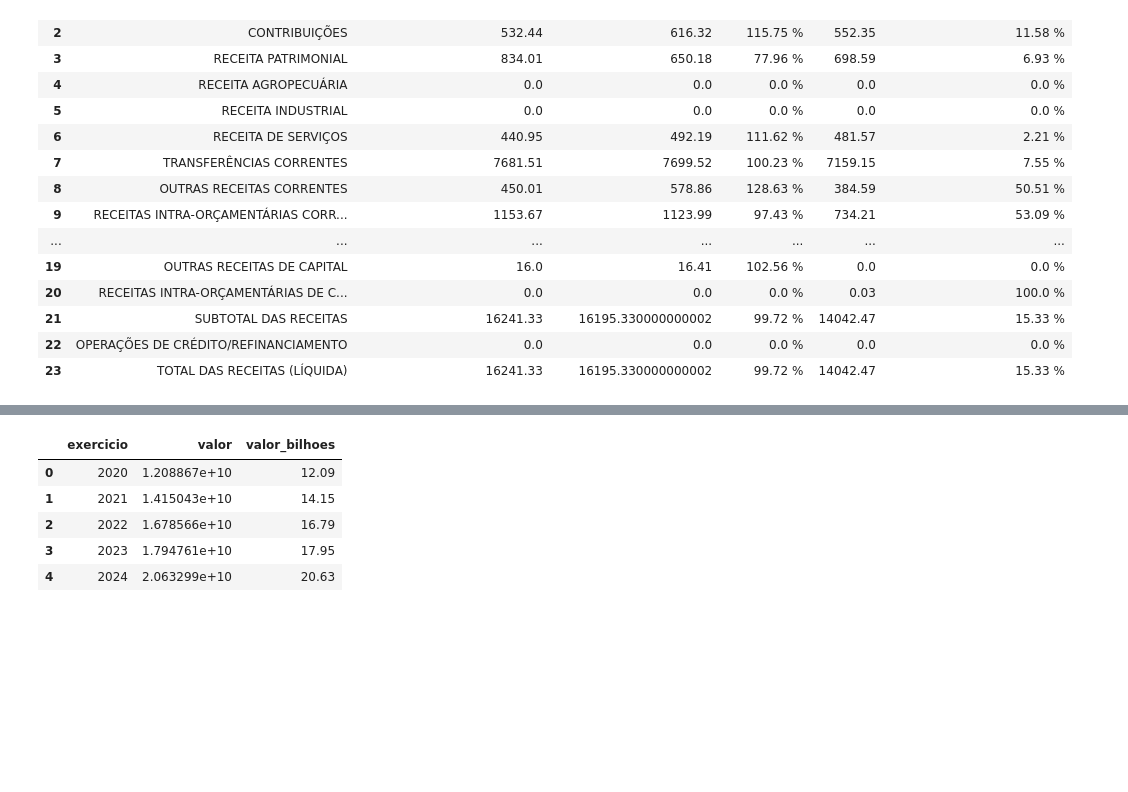
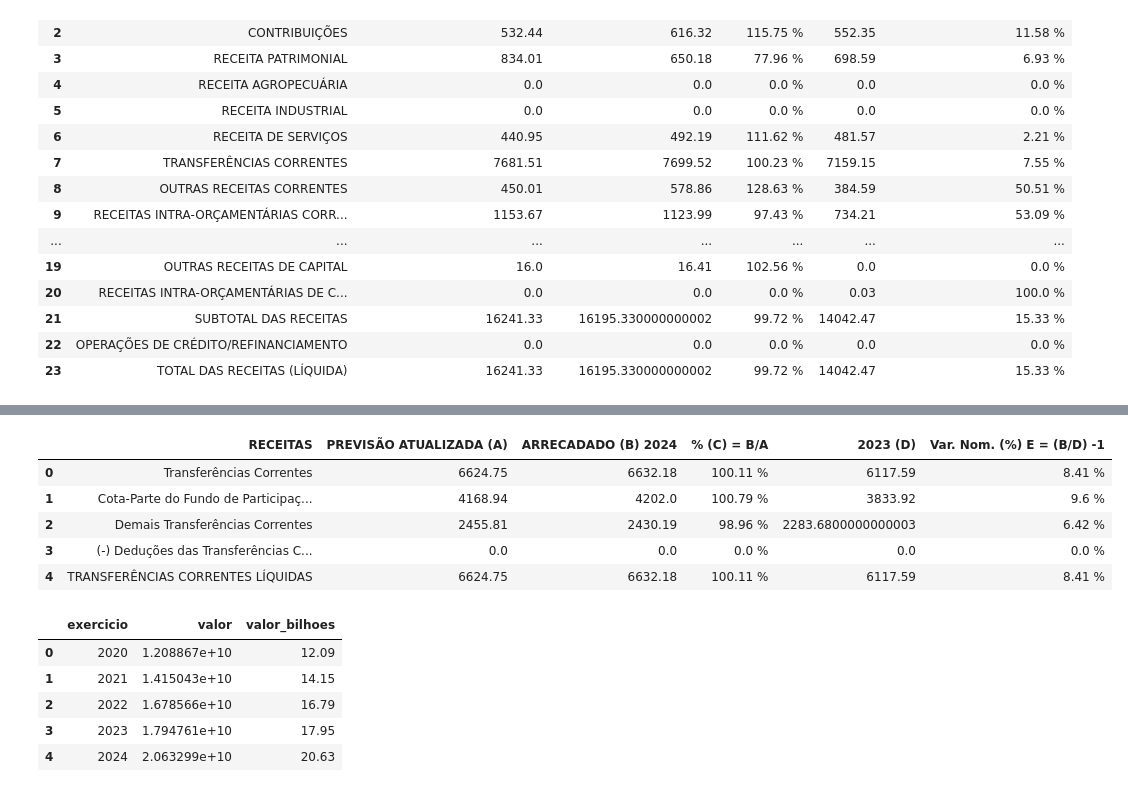
Before and after one commit to PedroJRod/api_siconfi, a Jupyter notebook: report.ipynb, the cells around one changed output, grey strips where cells are left out. Drawn from its saved outputs; the diff is of its cells as text; code cells hidden in the pictures; blank space fills up the shorter version.

Commit message:
tabela 3

```diff
--- a/report.ipynb
+++ b/report.ipynb
@@ -383,3 +383,90 @@ tabela_2
+# %%
+# Tabela 3
+
+tabela_3 = pd.DataFrame({
+    'RECEITAS': [
+        'Transferências Correntes',
+        'Cota-Parte do Fundo de Participação dos Estados e do Distrito Federal - FPE',
+        'Demais Transferências Correntes',
+        '(-) Deduções das Transferências Correntes',
+        'TRANSFERÊNCIAS CORRENTES LÍQUIDAS'
+    ],
+    'PREVISÃO ATUALIZADA (A)': [
+        get_value(exercicio, 'RREO6TransferenciasCorrentes', 'PREVISÃO ATUALIZADA'),
+        get_value(exercicio, 'RREO6CotaParteDoFPE', 'PREVISÃO ATUALIZADA'),
+        (get_value(exercicio, 'TransferenciasDaLCn611989', 'PREVISÃO ATUALIZADA')+
+        get_value(exercicio, 'TransferenciasDoFUNDEB', 'PREVISÃO ATUALIZADA')+
+        get_value(exercicio, 'RREO6OutrasTransferenciasCorrentes', 'PREVISÃO ATUALIZADA')),
+        0,  # Deductions (to be calculated)
+        0   # Net Transfers (to be calculated)
+    ],
+    f'ARRECADADO (B) {exercicio}': [
+        get_value(exercicio, 'RREO6TransferenciasCorrentes', 'RECEITAS REALIZADAS (a)'),
+        get_value(exercicio, 'RREO6CotaParteDoFPE', 'RECEITAS REALIZADAS (a)'),
+        (get_value(exercicio, 'TransferenciasDaLCn611989', 'RECEITAS REALIZADAS (a)')+
+        get_value(exercicio, 'TransferenciasDoFUNDEB', 'RECEITAS REALIZADAS (a)')+
+        get_value(exercicio, 'RREO6OutrasTransferenciasCorrentes', 'RECEITAS REALIZADAS (a)')),
+        0,  # Deductions (to be calculated)
+        0   # Net Transfers (to be calculated)
+    ],
+    '% (C) = B/A': [0] * 5,
+    f'{exercicio_anterior} (D)': [
+        get_value(exercicio_anterior, 'RREO6TransferenciasCorrentes', 'RECEITAS REALIZADAS (a)'),
+        get_value(exercicio_anterior, 'RREO6CotaParteDoFPE', 'RECEITAS REALIZADAS (a)'),
+        (get_value(exercicio_anterior, 'TransferenciasDaLCn611989', 'RECEITAS REALIZADAS (a)')+
+        get_value(exercicio_anterior, 'TransferenciasDoFUNDEB', 'RECEITAS REALIZADAS (a)')+
+        get_value(exercicio_anterior, 'RREO6OutrasTransferenciasCorrentes', 'RECEITAS REALIZADAS (a)')),
+        0,  # Deductions (to be calculated)
+        0   # Net Transfers (to be calculated)
+    ]
+})
+
+# Deductions Calculation (assuming deductions are provided or zero if not specified)
+# If you have a specific account for deductions, replace the zero below
+tabela_3.loc[tabela_3['RECEITAS'] == '(-) Deduções das Transferências Correntes', 'PREVISÃO ATUALIZADA (A)'] = (
+    0  # Replace with -get_value(exercicio, 'SomeDeductionAccount', 'PREVISÃO ATUALIZADA') if applicable
+)
+tabela_3.loc[tabela_3['RECEITAS'] == '(-) Deduções das Transferências Correntes', f'ARRECADADO (B) {exercicio}'] = (
+    0  # Replace with -get_value(exercicio, 'SomeDeductionAccount', 'TOTAL (ÚLTIMOS 12 MESES)') if applicable
+)
+tabela_3.loc[tabela_3['RECEITAS'] == '(-) Deduções das Transferências Correntes', f'{exercicio_anterior} (D)'] = (
+    0  # Replace with -get_value(exercicio_anterior, 'SomeDeductionAccount', 'TOTAL (ÚLTIMOS 12 MESES)') if applicable
+)
+
+# Net Transfers Calculation
+tabela_3.loc[tabela_3['RECEITAS'] == 'TRANSFERÊNCIAS CORRENTES LÍQUIDAS', 'PREVISÃO ATUALIZADA (A)'] = (
+    tabela_3.loc[tabela_3['RECEITAS'] == 'Transferências Correntes', 'PREVISÃO ATUALIZADA (A)'].values[0]
+    + tabela_3.loc[tabela_3['RECEITAS'] == '(-) Deduções das Transferências Correntes', 'PREVISÃO ATUALIZADA (A)'].values[0]
+)
+tabela_3.loc[tabela_3['RECEITAS'] == 'TRANSFERÊNCIAS CORRENTES LÍQUIDAS', f'ARRECADADO (B) {exercicio}'] = (
+    tabela_3.loc[tabela_3['RECEITAS'] == 'Transferências Correntes', f'ARRECADADO (B) {exercicio}'].values[0]
+    + tabela_3.loc[tabela_3['RECEITAS'] == '(-) Deduções das Transferências Correntes', f'ARRECADADO (B) {exercicio}'].values[0]
+)
+tabela_3.loc[tabela_3['RECEITAS'] == 'TRANSFERÊNCIAS CORRENTES LÍQUIDAS', f'{exercicio_anterior} (D)'] = (
+    tabela_3.loc[tabela_3['RECEITAS'] == 'Transferências Correntes', f'{exercicio_anterior} (D)'].values[0]
+    + tabela_3.loc[tabela_3['RECEITAS'] == '(-) Deduções das Transferências Correntes', f'{exercicio_anterior} (D)'].values[0]
+)
+
+# Calculate percentages and nominal variation
+tabela_3['% (C) = B/A'] = (tabela_3[f'ARRECADADO (B) {exercicio}'] / tabela_3['PREVISÃO ATUALIZADA (A)'] * 100).round(2)
+tabela_3['% (C) = B/A'] = tabela_3['% (C) = B/A'].fillna(0).replace([float('inf'), -float('inf')], 0).astype(str) + ' %'
+
+tabela_3['Var. Nom. (%) E = (B/D) -1'] = ((tabela_3[f'ARRECADADO (B) {exercicio}'] / tabela_3[f'{exercicio_anterior} (D)']) - 1) * 100
+tabela_3['Var. Nom. (%) E = (B/D) -1'] = tabela_3['Var. Nom. (%) E = (B/D) -1'].round(2).fillna(0).replace([float('inf'), -float('inf')], 0).astype(str) + ' %'
+
+# Format numeric columns
+for col in ['PREVISÃO ATUALIZADA (A)', f'ARRECADADO (B) {exercicio}', f'{exercicio_anterior} (D)']:
+    tabela_3[col] = tabela_3[col].apply(format_negative)
+
+# Display the table
+tabela_3
+# %% [output]
+|  | RECEITAS | PREVISÃO ATUALIZADA (A) | ARRECADADO (B) 2024 | % (C) = B/A | 2023 (D) | Var. Nom. (%) E = (B/D) -1 |
+| 0 | Transferências Correntes | 6624.75 | 6632.18 | 100.11 % | 6117.59 | 8.41 % |
+| 1 | Cota-Parte do Fundo de Participaç... | 4168.94 | 4202.0 | 100.79 % | 3833.92 | 9.6 % |
+| 2 | Demais Transferências Correntes | 2455.81 | 2430.19 | 98.96 % | 2283.6800000000003 | 6.42 % |
+| 3 | (-) Deduções das Transferências C... | 0.0 | 0.0 | 0.0 % | 0.0 | 0.0 % |
+| 4 | TRANSFERÊNCIAS CORRENTES LÍQUIDAS | 6624.75 | 6632.18 | 100.11 % | 6117.59 | 8.41 % |
 # %%
 contas_receitas_correntes = [
     'ReceitaDeContribuicoes',
```
Also changed, not shown: parts of 4 cells of this notebook, 1 other file.
